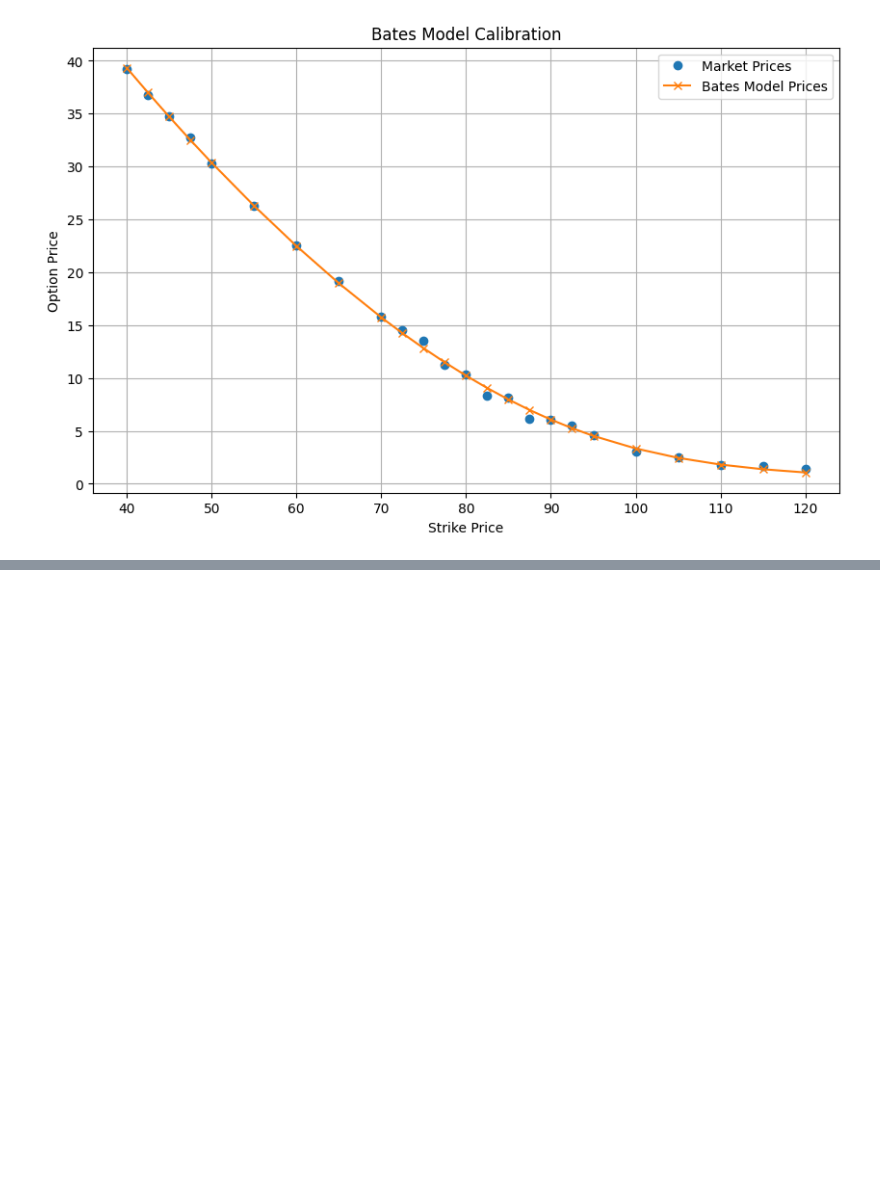
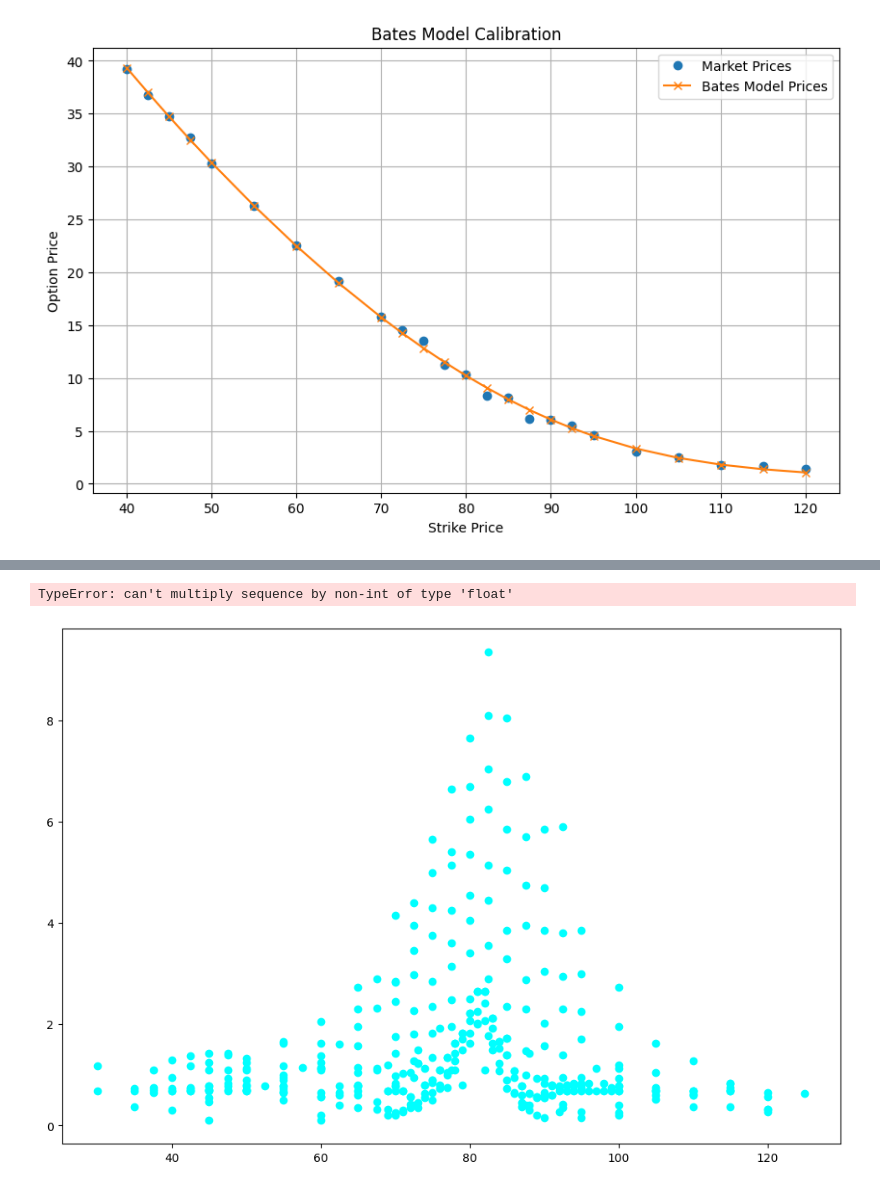
Before and after one commit to MichaelCarloH/bonus-certificate-bates-hedging, a Jupyter notebook: notebooks/bc_pricing.ipynb, the cells around one changed output, grey strips where cells are left out. Saved outputs shown, nothing was run; the diff lists cells and outputs as text; code cells hidden in the pictures; blank space fills up the shorter version.

```diff
--- a/notebooks/bc_pricing.ipynb
+++ b/notebooks/bc_pricing.ipynb
@@ -166,0 +215,60 @@ plt.show()
+# %%
+import matplotlib.pyplot as plt
+
+# Use MarketDataProcessor to load and process data
+data_folder = '../data/marketDataClose25-04'
+processor = MarketDataProcessor(data_folder)
+processor.load_and_process_data()
+combined_data = pd.concat(processor.get_dataframes_list(), ignore_index=True)
+
+# Filter in-the-money options
+S0 = 81.25
+out_of_money_calls = combined_data.loc[combined_data['Strike'] > S0].copy()
+out_of_money_puts = combined_data.loc[combined_data['Strike'] < S0].copy()
+
+# Calculate mid prices for calls and puts
+out_of_money_calls['Mid_Call'] = (out_of_money_calls['Bid_Call'] + out_of_money_calls['Ask_Call']) / 2
+out_of_money_puts['Mid_Put'] = (out_of_money_puts['Bid_Put'] + out_of_money_puts['Ask_Put']) / 2
+
+plt.figure(figsize=(12, 8))
+
+# Plot mid prices for calls
+plt.plot(out_of_money_calls['Strike'], out_of_money_calls['Mid_Call'], 'o', color='cyan', label='Mid Call (Strike > S0)')
+
+# Plot mid prices for puts
+plt.plot(out_of_money_puts['Strike'], out_of_money_puts['Mid_Put'], 'o', color='cyan', label='Mid Put (Strike < S0)')
+
+# Loop over maturities in your data and generate Bates model prices
+for maturity, df in processor.data_by_maturity.items():
+    strikes_maturity = df['Strike'].values.astype(float)  # Ensure strikes are float for each maturity
+
+    # Instantiate Bates model for each maturity
+    bates_maturity = BatesModel(
+        S0, r, q,
+        global_params['V0'], global_params['kappa'], global_params['eta'], global_params['theta'], global_params['rho'],
+        T=maturity,  # Use the current maturity
+        strikes=strikes_maturity,
+        jump_intensity=global_params['jump_intensity'],
+        jump_mean=global_params['jump_mean'],
+        jump_stddev=global_params['jump_stddev']
+    )
+
+    # Get Bates model prices for this maturity
+    bates_prices = bates_maturity.price_options()
+
+    # Plot Bates model prices
+    plt.plot(strikes_maturity, bates_prices, 'x-', label=f'Bates Model Prices ({maturity:.2f} years)')
+
+
+# Display current price on the chart
+plt.axvline(x=S0, color='red', linestyle='--', label=f'Current Price: {S0}')
+
+plt.xlabel('Strike Price')
+plt.ylabel('Mid Price')
+plt.title('Mid Prices for Out-of-the-Money Options vs Bates Model')
+plt.legend(title='Legend', bbox_to_anchor=(1.05, 1), loc='upper left', fancybox=True, shadow=True)
+plt.grid(True)
+plt.show()
+# %% [output]
+TypeError: can't multiply sequence by non-int of type 'float'
+[figure, added]
```
Also changed, not shown: parts of 10 cells of this notebook, 4 other files.
